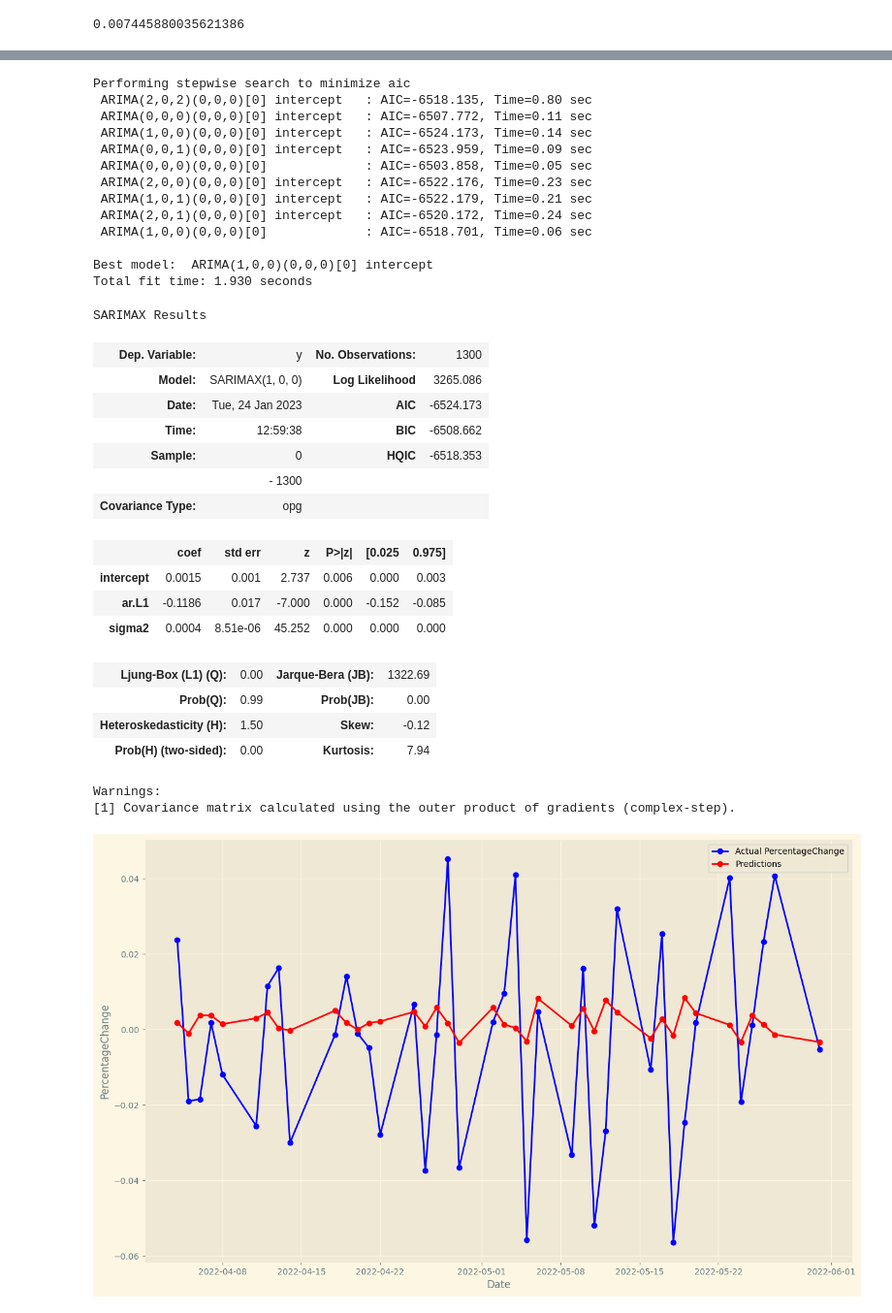
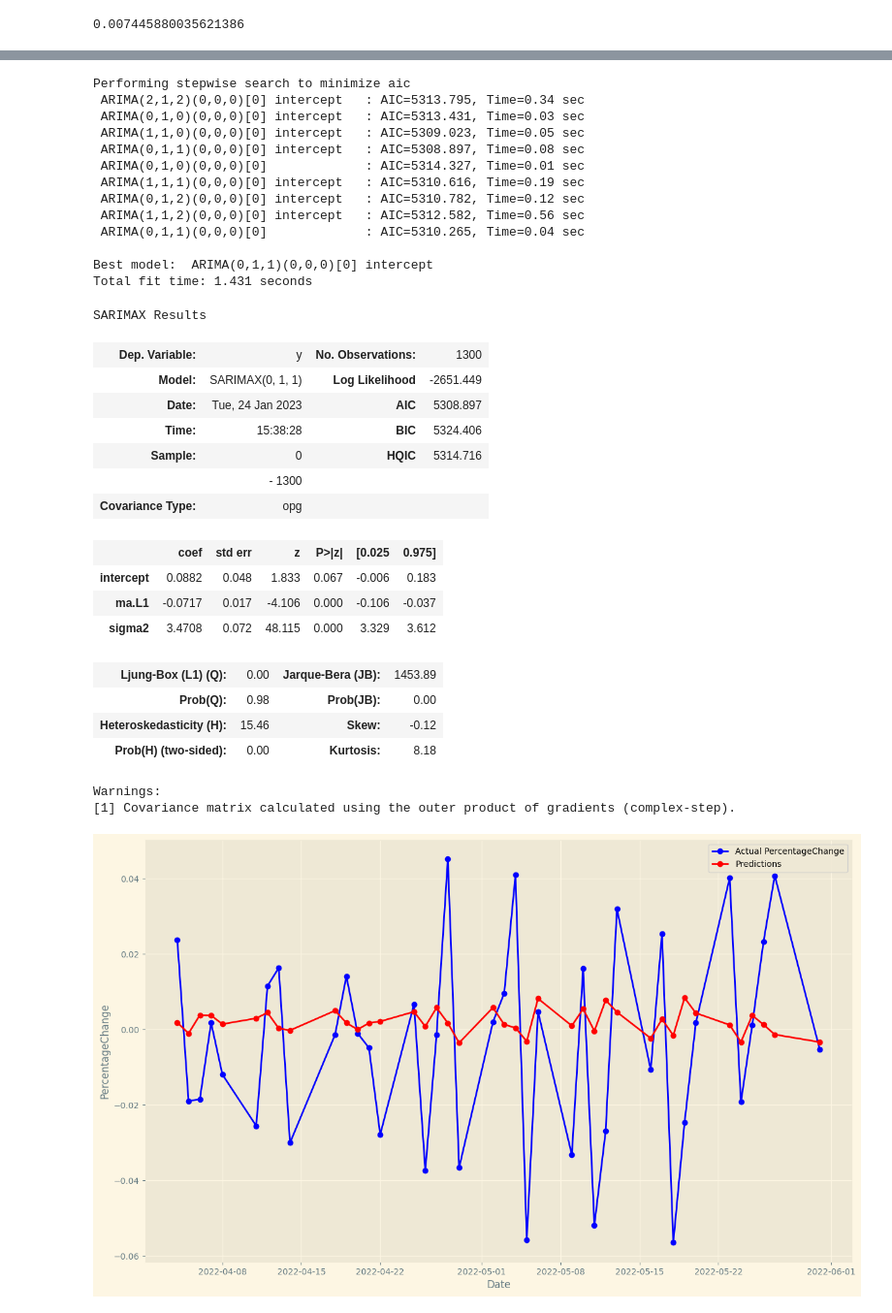
Before and after one commit to X99S5/Stock_Prediction_Model, a Jupyter notebook: Assignment.ipynb, the cells around one changed output, grey strips where cells are left out. Shown at 97% size. Cells and saved outputs as stored; diff of their text form; code cells hidden in the pictures.

```diff
--- a/Assignment.ipynb
+++ b/Assignment.ipynb
@@ -9,8 +10,8 @@ from statsmodels.tsa.stattools import adfuller
 # %%
 tickerSymbol = 'AAPl'   #EMG.L
 tickerData = yf.Ticker(tickerSymbol)
-tickerDf = tickerData.history(period='1d',start='2017-4-1',end='2022-6-1',)
-tickerDf.head()
+tickerDf = tickerData.history(interval='1d',start='2017-4-1',end='2022-6-1',)
+tickerDf
 # %% [output]
 |  | Open | High | Low | Close | Volume | Dividends | Stock Splits |
 | Date |  |  |  |  |  |  |  |
@@ -95,38 +103,38 @@ from pmdarima import auto_arima
 import warnings
 warnings.filterwarnings("ignore")
 # %%
-stepwise_fit = auto_arima(tickerDfResample['PercentageChange'],trace=True,suppress_warnings=True)
+stepwise_fit = auto_arima(tickerDfResample['Close'],trace=True,suppress_warnings=True)
 stepwise_fit.summary()
 # %% [output]
 Performing stepwise search to minimize aic
- ARIMA(2,0,2)(0,0,0)[0] intercept   : AIC=-6518.135, Time=0.80 sec
- ARIMA(0,0,0)(0,0,0)[0] intercept   : AIC=-6507.772, Time=0.11 sec
- ARIMA(1,0,0)(0,0,0)[0] intercept   : AIC=-6524.173, Time=0.14 sec
- ARIMA(0,0,1)(0,0,0)[0] intercept   : AIC=-6523.959, Time=0.09 sec
- ARIMA(0,0,0)(0,0,0)[0]             : AIC=-6503.858, Time=0.05 sec
- ARIMA(2,0,0)(0,0,0)[0] intercept   : AIC=-6522.176, Time=0.23 sec
- ARIMA(1,0,1)(0,0,0)[0] intercept   : AIC=-6522.179, Time=0.21 sec
- ARIMA(2,0,1)(0,0,0)[0] intercept   : AIC=-6520.172, Time=0.24 sec
- ARIMA(1,0,0)(0,0,0)[0]             : AIC=-6518.701, Time=0.06 sec
+ ARIMA(2,1,2)(0,0,0)[0] intercept   : AIC=5313.795, Time=0.34 sec
+ ARIMA(0,1,0)(0,0,0)[0] intercept   : AIC=5313.431, Time=0.03 sec
+ ARIMA(1,1,0)(0,0,0)[0] intercept   : AIC=5309.023, Time=0.05 sec
+ ARIMA(0,1,1)(0,0,0)[0] intercept   : AIC=5308.897, Time=0.08 sec
+ ARIMA(0,1,0)(0,0,0)[0]             : AIC=5314.327, Time=0.01 sec
+ ARIMA(1,1,1)(0,0,0)[0] intercept   : AIC=5310.616, Time=0.19 sec
+ ARIMA(0,1,2)(0,0,0)[0] intercept   : AIC=5310.782, Time=0.12 sec
+ ARIMA(1,1,2)(0,0,0)[0] intercept   : AIC=5312.582, Time=0.56 sec
+ ARIMA(0,1,1)(0,0,0)[0]             : AIC=5310.265, Time=0.04 sec
 
-Best model:  ARIMA(1,0,0)(0,0,0)[0] intercept
-Total fit time: 1.930 seconds
+Best model:  ARIMA(0,1,1)(0,0,0)[0] intercept
+Total fit time: 1.431 seconds
 SARIMAX Results
 | Dep. Variable: | y | No. Observations: | 1300 |
-| Model: | SARIMAX(1, 0, 0) | Log Likelihood | 3265.086 |
-| Date: | Tue, 24 Jan 2023 | AIC | -6524.173 |
-| Time: | 12:59:38 | BIC | -6508.662 |
-| Sample: | 0 | HQIC | -6518.353 |
+| Model: | SARIMAX(0, 1, 1) | Log Likelihood | -2651.449 |
+| Date: | Tue, 24 Jan 2023 | AIC | 5308.897 |
+| Time: | 15:38:28 | BIC | 5324.406 |
+| Sample: | 0 | HQIC | 5314.716 |
 |  | - 1300 |  |  |
 | Covariance Type: | opg |  |  |
 |  | coef | std err | z | P>|z| | [0.025 | 0.975] |
-| intercept | 0.0015 | 0.001 | 2.737 | 0.006 | 0.000 | 0.003 |
-| ar.L1 | -0.1186 | 0.017 | -7.000 | 0.000 | -0.152 | -0.085 |
-| sigma2 | 0.0004 | 8.51e-06 | 45.252 | 0.000 | 0.000 | 0.000 |
+| intercept | 0.0882 | 0.048 | 1.833 | 0.067 | -0.006 | 0.183 |
+| ma.L1 | -0.0717 | 0.017 | -4.106 | 0.000 | -0.106 | -0.037 |
+| sigma2 | 3.4708 | 0.072 | 48.115 | 0.000 | 3.329 | 3.612 |
-| Ljung-Box (L1) (Q): | 0.00 | Jarque-Bera (JB): | 1322.69 |
-| Prob(Q): | 0.99 | Prob(JB): | 0.00 |
-| Heteroskedasticity (H): | 1.50 | Skew: | -0.12 |
-| Prob(H) (two-sided): | 0.00 | Kurtosis: | 7.94 |
+| Ljung-Box (L1) (Q): | 0.00 | Jarque-Bera (JB): | 1453.89 |
+| Prob(Q): | 0.98 | Prob(JB): | 0.00 |
+| Heteroskedasticity (H): | 15.46 | Skew: | -0.12 |
+| Prob(H) (two-sided): | 0.00 | Kurtosis: | 8.18 |
 Warnings:
 [1] Covariance matrix calculated using the outer product of gradients (complex-step).
 # %%
```
Also changed, not shown: parts of 8 cells of this notebook.
